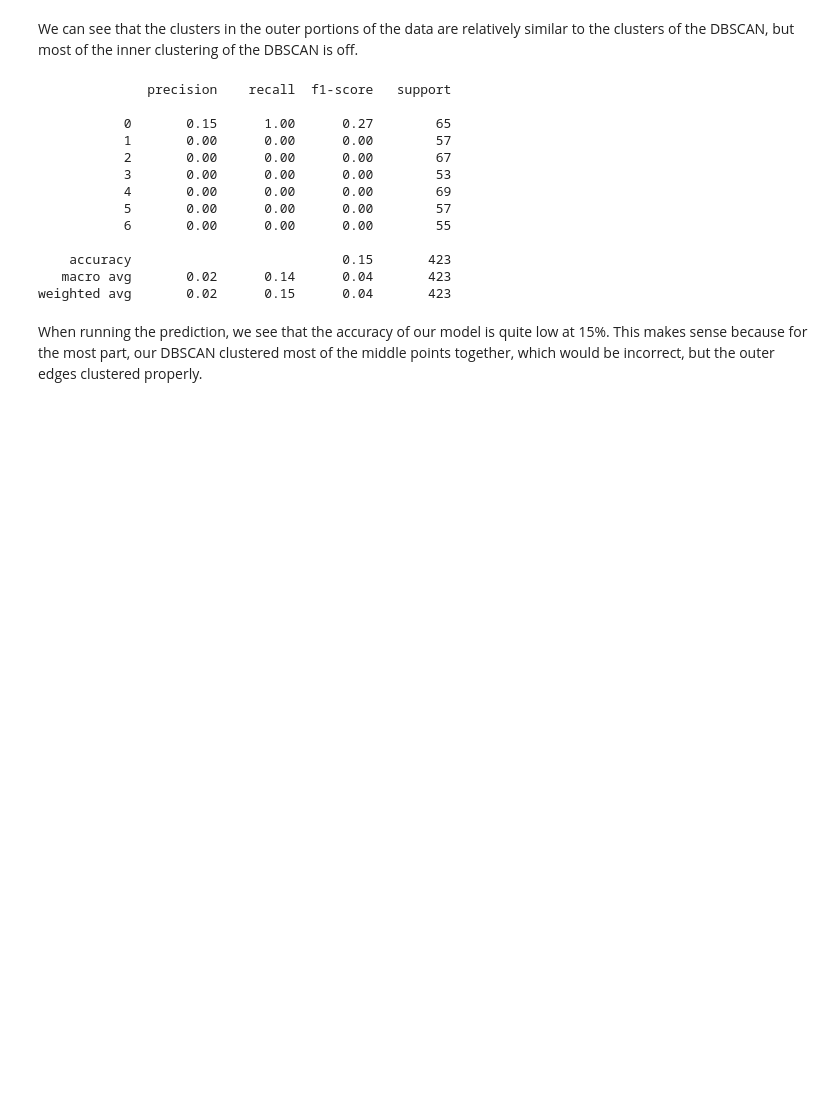
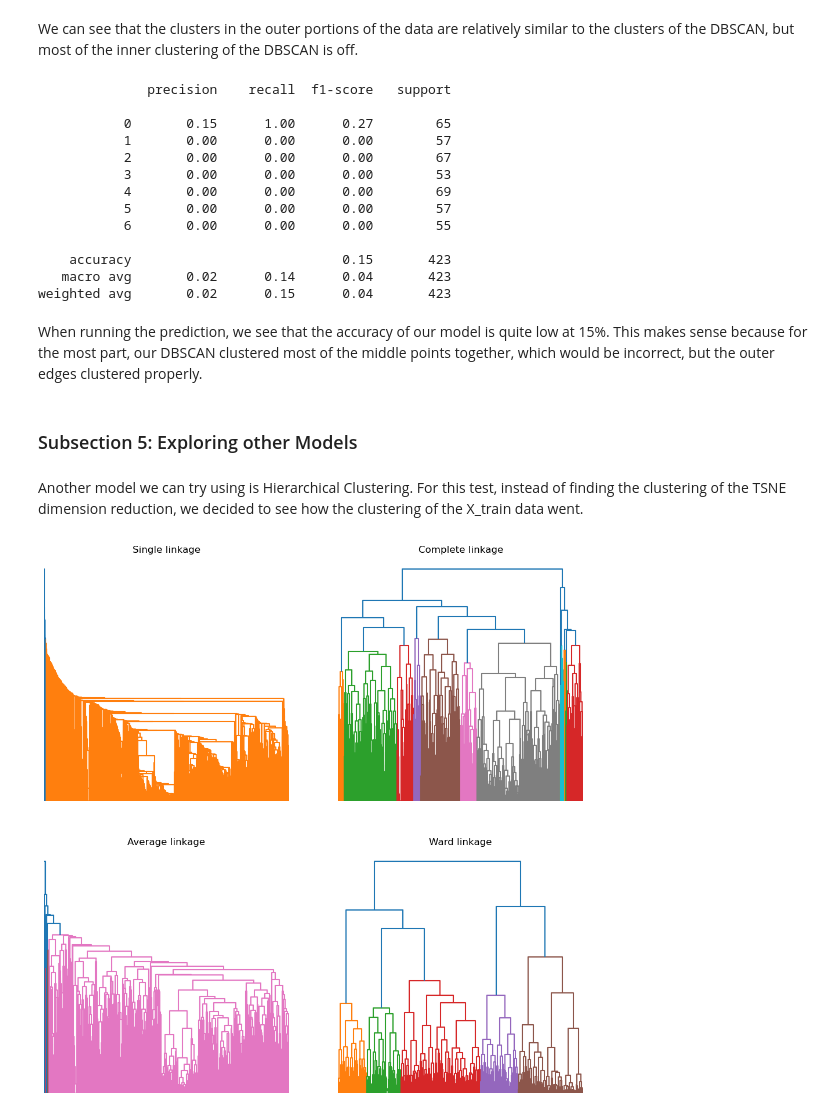
Before and after one commit to pallavigkwd/COGS118BGroup, a Jupyter notebook: Project 118B (1).ipynb, the cells around one changed output. Cells and saved outputs as stored; diff of their text form; code cells hidden in the pictures; blank space fills up the shorter version.

Commit message:
Subsection5

```diff
--- a/Project 118B (1).ipynb
+++ b/Project 118B (1).ipynb
@@ -740,3 +740,7 @@ print(classification_report(y_test_encoded, prediction_encoded))
 weighted avg       0.02      0.15      0.04       423
 # %% [markdown]
 When running the prediction, we see that the accuracy of our model is quite low at 15%. This makes sense because for the most part, our DBSCAN clustered most of the middle points together, which would be incorrect, but the outer edges clustered properly.
+# %% [markdown]
+### Subsection 5: Exploring other Models
+# %% [markdown]
+Another model we can try using is Hierarchical Clustering. For this test, instead of finding the clustering of the TSNE dimension reduction, we decided to see how the clustering of the X_train data went.
@@ -742,0 +802,4 @@ When running the prediction, we see that the accuracy of our model is quite low
+# %%
+tree_sing, tree_cplt, tree_avrg, tree_ward = all_linkages(X_train)
+# %% [output]
+[figure, added]
```
Also changed, not shown: parts of 7 cells of this notebook.
